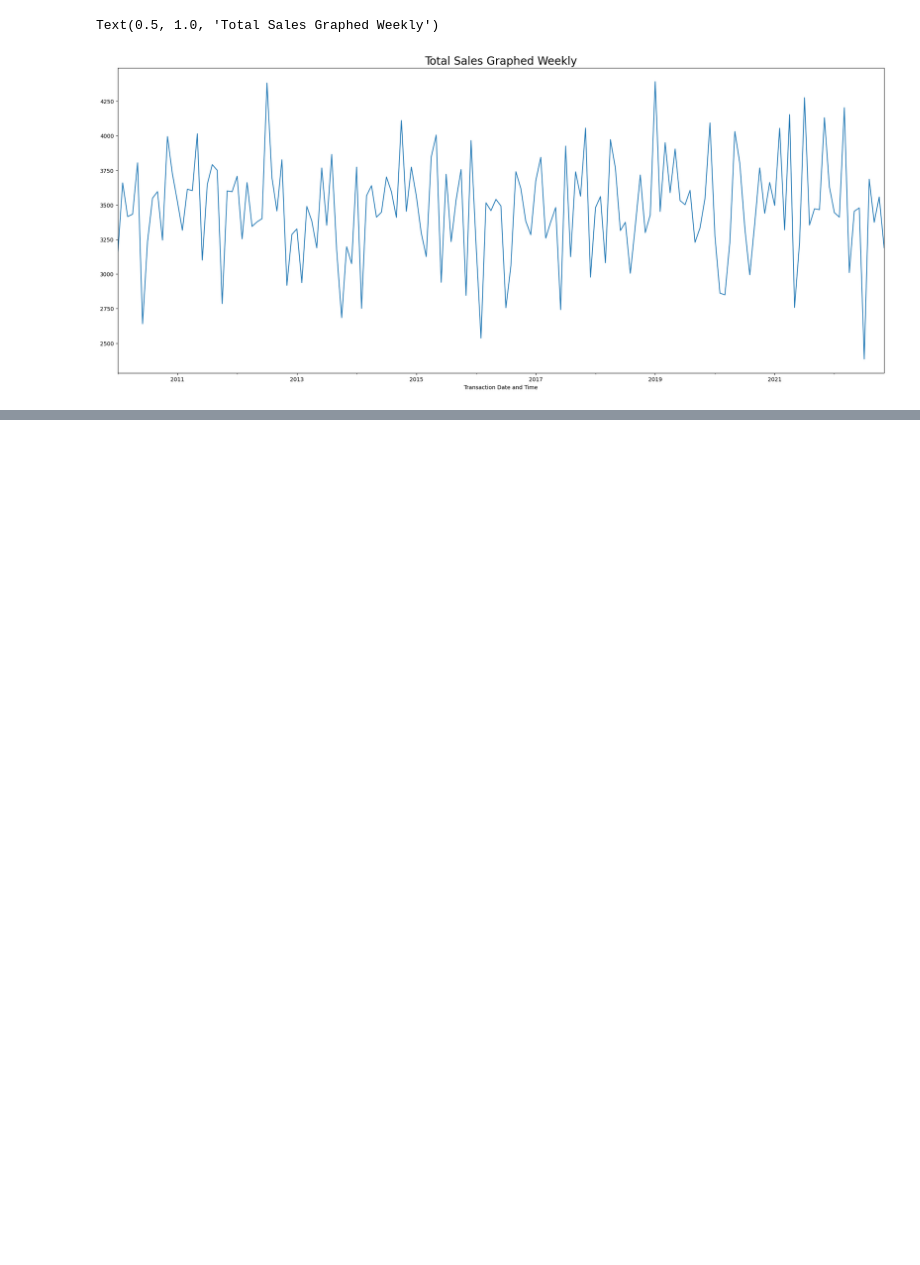
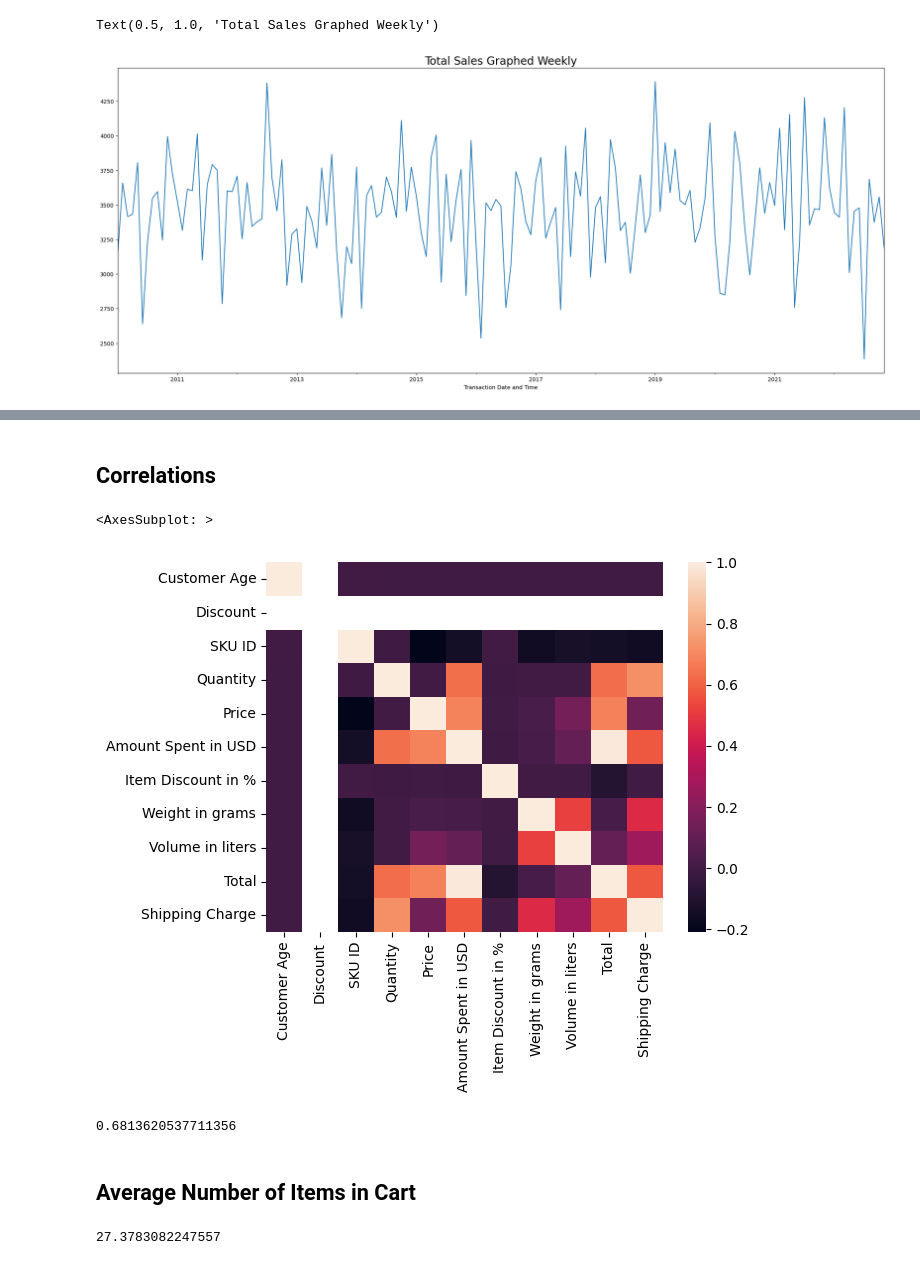
Before and after one commit to Nasibul/e-commerce, a Jupyter notebook: ml-inventory/E-Commerce Analysis.ipynb, the cells around one changed output, grey strips where cells are left out. Saved outputs shown, nothing was run; the diff lists cells and outputs as text; code cells hidden in the pictures; blank space fills up the shorter version.

```diff
--- a/ml-inventory/Analysis.ipynb
+++ b/ml-inventory/E-Commerce Analysis.ipynb
@@ -221,0 +221,18 @@ Text(0.5, 1.0, 'Total Sales Graphed Weekly')
+# %% [markdown]
+## Correlations
+# %%
+sns.heatmap(df.corr(numeric_only=True))
+# %% [output]
+<AxesSubplot: >
+[figure, added]
+# %%
+# correlation between price and rev
+df['Price'].corr(df['Total'])
+# %% [output]
+0.6813620537711356
+# %% [markdown]
+## Average Number of Items in Cart
+# %%
+df.groupby('Customer Name')['Quantity'].sum().mean()
+# %% [output]
+27.3783082247557
```
Also changed, not shown: parts of 29 cells of this notebook.
